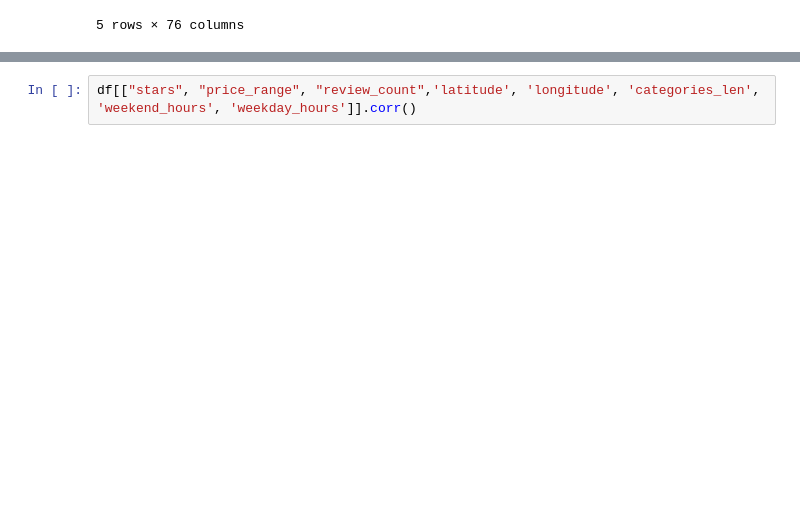
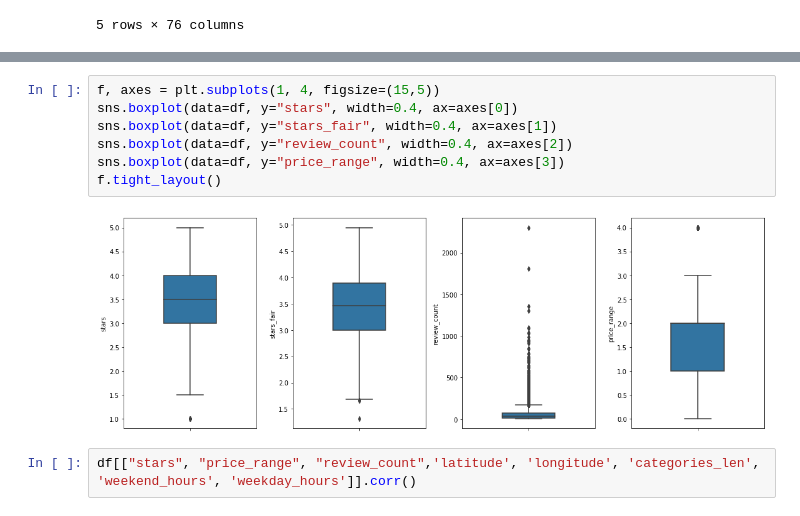
Before and after one commit to BadeJoey/Yelp_Analyser, a Jupyter notebook: data_eda.ipynb, the cells around one changed output, grey strips where cells are left out. Drawn from its saved outputs; the diff is of its cells as text; blank space fills up the shorter version.

```diff
--- a/data_eda.ipynb
+++ b/data_eda.ipynb
@@ -229,3 +144,12 @@ dtype: int64
+# %%
+f, axes = plt.subplots(1, 4, figsize=(15,5))
+sns.boxplot(data=df, y="stars", width=0.4, ax=axes[0])
+sns.boxplot(data=df, y="stars_fair", width=0.4, ax=axes[1])
+sns.boxplot(data=df, y="review_count", width=0.4, ax=axes[2])
+sns.boxplot(data=df, y="price_range", width=0.4, ax=axes[3])
+f.tight_layout()
+# %% [output]
+[figure, added]
 # %%
 df[["stars", "price_range", "review_count",'latitude', 'longitude', 'categories_len', 'weekend_hours', 'weekday_hours']].corr()
 # %% [output]
```
Also changed, not shown: parts of 52 cells of this notebook.
